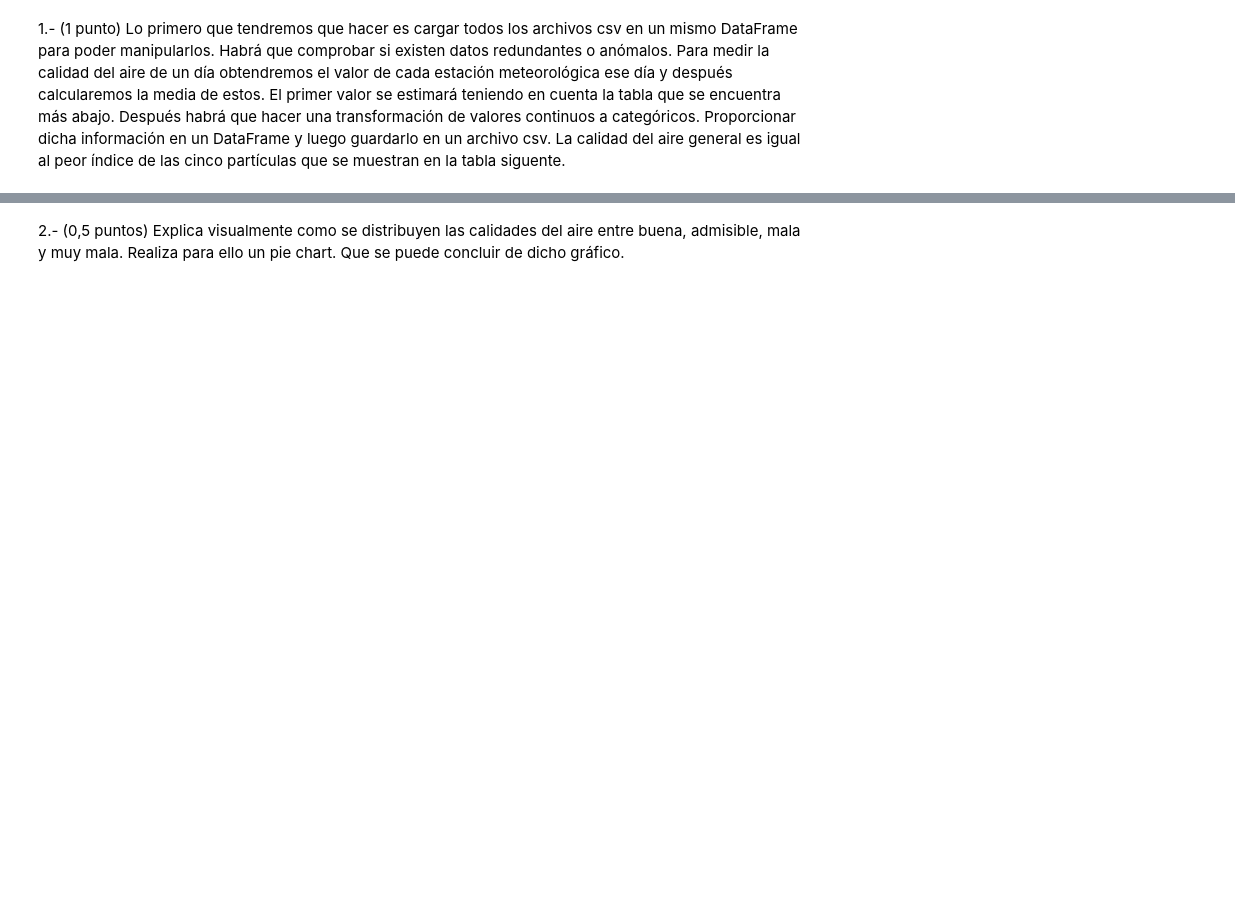
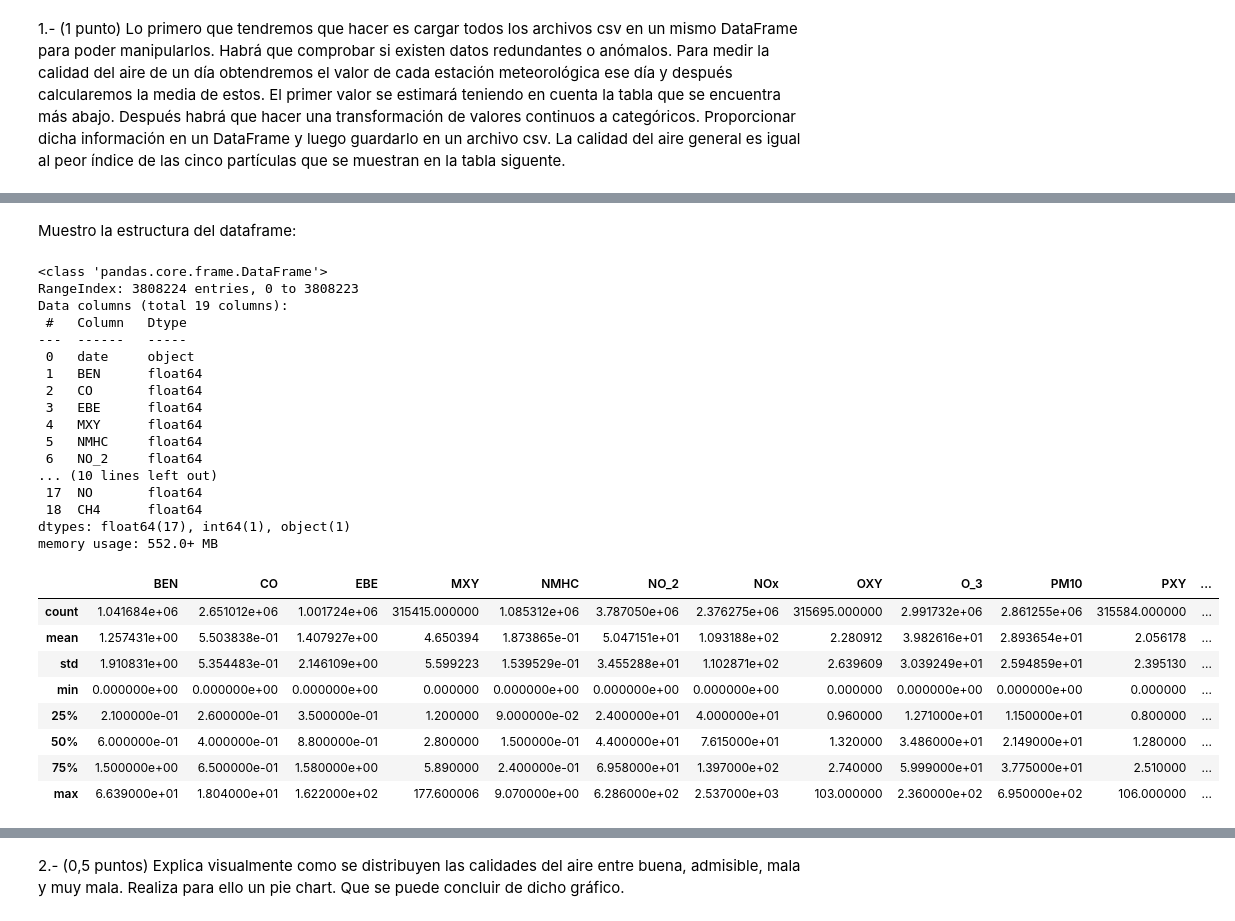
Before and after one commit to juanky0111/Laboratorio1_Data_Mining, a Jupyter notebook: air_cuality.ipynb, the cells around one changed output, grey strips where cells are left out. Saved outputs shown, nothing was run; the diff lists cells and outputs as text; code cells hidden in the pictures; blank space fills up the shorter version.

```diff
--- a/air_cuality.ipynb
+++ b/air_cuality.ipynb
@@ -90,0 +31,55 @@ Data columns (total 19 columns):
+# %% [markdown]
+Muestro la estructura del dataframe:
+# %%
+# Ruta de los archivos CSV
+csv_path = "./csvs_per_year/"
+
+# Obtener la lista de archivos CSV ordenados
+csv_files = sorted(glob.glob(os.path.join(csv_path, "madrid_*.csv")))
+
+# Verificar que se encontraron archivos
+if not csv_files: #si es falso
+    raise FileNotFoundError("No se encontraron los archivos CSV en la ruta ./csvs_per_year/")
+
+# Cargar los archivos en un único DataFrame, uso el separador ","
+df_list = [pd.read_csv(file, sep=",", encoding="latin1", low_memory=False) for file in csv_files]
+
+# Unir todos los DataFrames en uno solo
+df = pd.concat(df_list, ignore_index=True)
+
+
+# Mostrar las primeras filas
+df.head()
+
+# Ver columnas y tipos de datos
+df.info()
+
+# Resumen estadístico de los datos numéricos
+df.describe()
+# %% [output]
+<class 'pandas.core.frame.DataFrame'>
+RangeIndex: 3808224 entries, 0 to 3808223
+Data columns (total 19 columns):
+ #   Column   Dtype
+---  ------   -----
+ 0   date     object
+ 1   BEN      float64
+ 2   CO       float64
+ 3   EBE      float64
+ 4   MXY      float64
+ 5   NMHC     float64
+ 6   NO_2     float64
+... (10 lines left out)
+ 17  NO       float64
+ 18  CH4      float64
+dtypes: float64(17), int64(1), object(1)
+memory usage: 552.0+ MB
+|  | BEN | CO | EBE | MXY | NMHC | NO_2 | NOx | OXY | O_3 | PM10 | PXY | ... |
+| count | 1.041684e+06 | 2.651012e+06 | 1.001724e+06 | 315415.000000 | 1.085312e+06 | 3.787050e+06 | 2.376275e+06 | 315695.000000 | 2.991732e+06 | 2.861255e+06 | 315584.000000 | ... |
+| mean | 1.257431e+00 | 5.503838e-01 | 1.407927e+00 | 4.650394 | 1.873865e-01 | 5.047151e+01 | 1.093188e+02 | 2.280912 | 3.982616e+01 | 2.893654e+01 | 2.056178 | ... |
+| std | 1.910831e+00 | 5.354483e-01 | 2.146109e+00 | 5.599223 | 1.539529e-01 | 3.455288e+01 | 1.102871e+02 | 2.639609 | 3.039249e+01 | 2.594859e+01 | 2.395130 | ... |
+| min | 0.000000e+00 | 0.000000e+00 | 0.000000e+00 | 0.000000 | 0.000000e+00 | 0.000000e+00 | 0.000000e+00 | 0.000000 | 0.000000e+00 | 0.000000e+00 | 0.000000 | ... |
+| 25% | 2.100000e-01 | 2.600000e-01 | 3.500000e-01 | 1.200000 | 9.000000e-02 | 2.400000e+01 | 4.000000e+01 | 0.960000 | 1.271000e+01 | 1.150000e+01 | 0.800000 | ... |
+| 50% | 6.000000e-01 | 4.000000e-01 | 8.800000e-01 | 2.800000 | 1.500000e-01 | 4.400000e+01 | 7.615000e+01 | 1.320000 | 3.486000e+01 | 2.149000e+01 | 1.280000 | ... |
+| 75% | 1.500000e+00 | 6.500000e-01 | 1.580000e+00 | 5.890000 | 2.400000e-01 | 6.958000e+01 | 1.397000e+02 | 2.740000 | 5.999000e+01 | 3.775000e+01 | 2.510000 | ... |
+| max | 6.639000e+01 | 1.804000e+01 | 1.622000e+02 | 177.600006 | 9.070000e+00 | 6.286000e+02 | 2.537000e+03 | 103.000000 | 2.360000e+02 | 6.950000e+02 | 106.000000 | ... |
```
Also changed, not shown: parts of 13 cells of this notebook, 1 other file.
